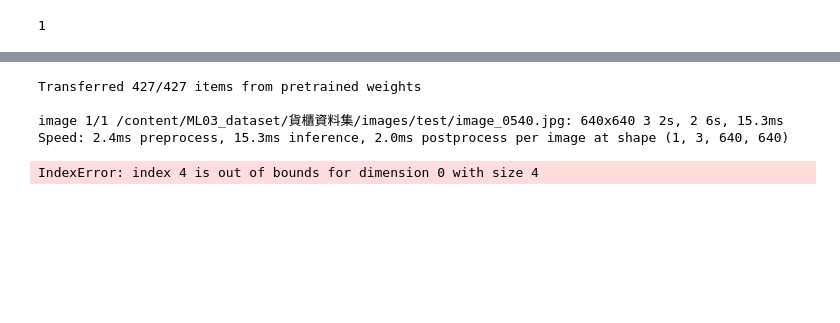
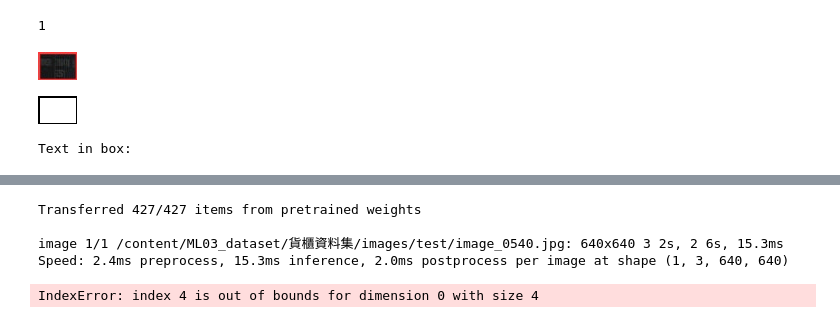
Before and after one commit to 3a832069/YOLO_pr, a Jupyter notebook: hw_YOLOv5.ipynb, the cells around one changed output, grey strips where cells are left out. Saved outputs shown, nothing was run; the diff lists cells and outputs as text; code cells hidden in the pictures; blank space fills up the shorter version.

```diff
--- a/hw_YOLOv5.ipynb
+++ b/hw_YOLOv5.ipynb
@@ -503,3 +649,59 @@ array([[[104, 108, 103],
 print(1)
 # %% [output]
 1
+# %%
+#OCR (待處理)
+import cv2
+import pytesseract
+from google.colab.patches import cv2_imshow
+import torch
+
+# 定義裁切並進行文字辨識的函數
+def crop_and_recognize(image, bounding_box):
+    # 檢查image是否為None
+    if image is None:
+        print("Error: Failed to read the image.")
+        return
+
+    # 將tensor轉換為Python列表並取整數
+    bounding_box = bounding_box.cpu().detach().numpy().astype(int).tolist()[0]  # 注意加上[0]以取得單一元素
+    # 裁剪框框的區域
+    x1, y1, x2, y2 = bounding_box
+    cropped_image = image[y1:y2, x1:x2]
+    cv2_imshow(cropped_image)
+    # 將裁剪後的圖片轉換為灰階
+    gray_image = cv2.cvtColor(cropped_image, cv2.COLOR_BGR2GRAY)
+
+    # 使用大津法計算閾值
+    _, binary_image = cv2.threshold(gray_image, 0, 255, cv2.THRESH_BINARY | cv2.THRESH_OTSU)
+
+    # 反轉二值化圖片，將背景設置為白色，文字設置為黑色
+    inverted_image = cv2.bitwise_not(binary_image)
+
+    # 設置文字辨識引擎（使用Tesseract OCR）
+    pytesseract.pytesseract.tesseract_cmd = r'/usr/bin/tesseract'
+
+    # 進行文字辨識
+    text = pytesseract.image_to_string(inverted_image)
+
+    # 顯示裁切後的圖片
+    cv2_imshow(inverted_image)
+
+    # 顯示辨識的結果
+    print("Text in box:", text)
+
+# 要處理的圖片路徑
+image_path = '/content/pre_results/image_0425.jpg'
+
+# 讀取圖片
+image = cv2.imread(image_path)
+
+# 單個框框的座標（這裡使用你提供的tensor表示）
+bounding_box = torch.tensor([[199.5721, 84.3282, 238.4923, 112.3428]], device='cuda:0')
+
+# 裁切並進行文字辨識
+crop_and_recognize(image, bounding_box)
+# %% [output]
+[figure, added]
+[figure, added]
+Text in box:
```
Also changed, not shown: parts of 14 cells of this notebook.
